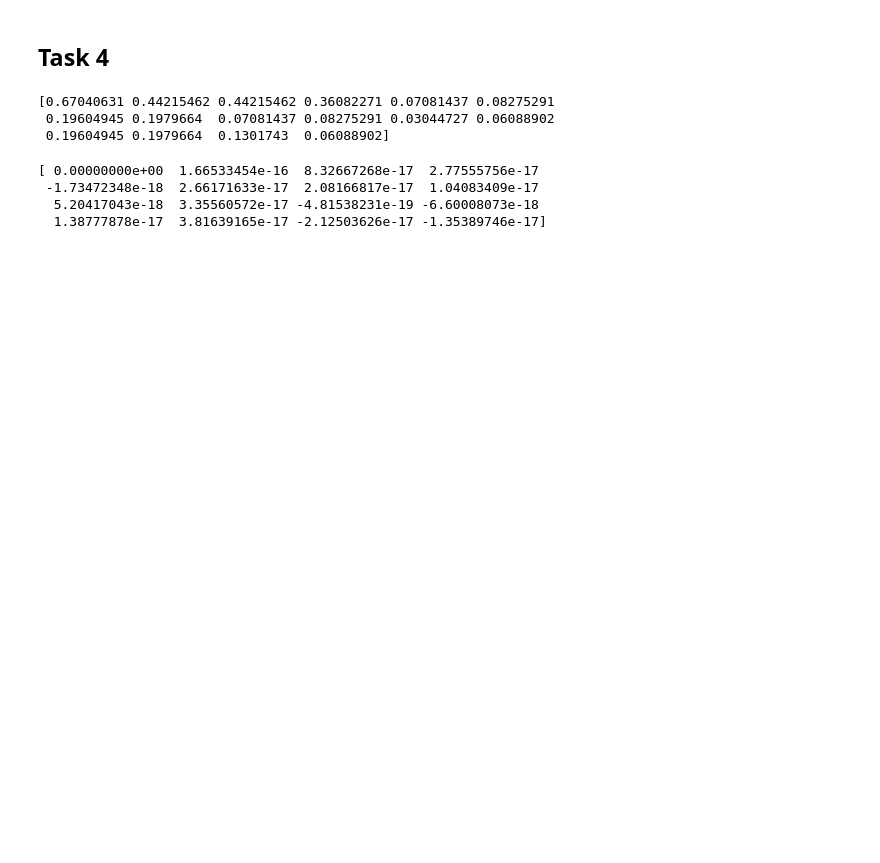
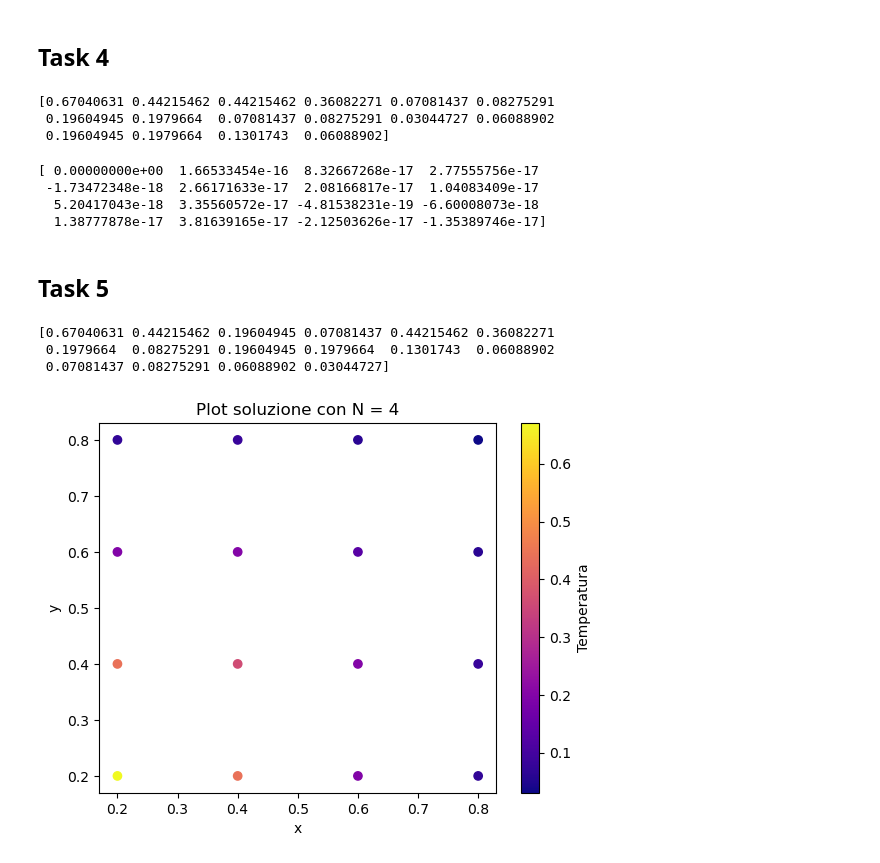
Before and after one commit to Emipano/HeatEquationSolver, a Jupyter notebook: tasks4_5.ipynb, the cells around one changed output. Drawn from its saved outputs; the diff is of its cells as text; code cells hidden in the pictures; blank space fills up the shorter version.

Commit message:
bozza task5

```diff
--- a/tasks4_5.ipynb
+++ b/tasks4_5.ipynb
@@ -41,3 +41,41 @@ print(res)
  -1.73472348e-18  2.66171633e-17  2.08166817e-17  1.04083409e-17
   5.20417043e-18  3.35560572e-17 -4.81538231e-19 -6.60008073e-18
   1.38777878e-17  3.81639165e-17 -2.12503626e-17 -1.35389746e-17]
+# %% [markdown]
+## Task 5
+# %%
+# dati e rimappatura del vettore in uscita da task4 secondo l'ordinamento corretto
+import numpy as np
+
+N = 4 # come task1 per ora fisso
+nested_dissection = True # bool che decide l'ordinamento da usare
+n, i, j, x_coord, y_coord = np.loadtxt("coords.txt", unpack=True)
+T = np.zeros(len(n)) # definisco vuoto e riempio con ordinamento giusto più tardi
+mmap, nmap = np.loadtxt("ordering.txt", unpack=True)
+mmap = mmap.astype(int) # servono come int perché altrimenti non li accetta come indici
+nmap = nmap.astype(int)
+
+if nested_dissection:
+    # caso ordinamento nested dissection
+    for k in range(len(mmap)):
+        T[nmap[k]] = x[mmap[k]]
+else:
+    # caso ordinamento naturale
+    T = x
+
+print(T)
+# %% [output]
+[0.67040631 0.44215462 0.19604945 0.07081437 0.44215462 0.36082271
+ 0.1979664  0.08275291 0.19604945 0.1979664  0.1301743  0.06088902
+ 0.07081437 0.08275291 0.06088902 0.03044727]
+# %%
+import matplotlib.pyplot as plt
+
+plt.scatter(x_coord, y_coord, c=T, cmap="plasma")
+plt.colorbar(label="Temperatura")
+plt.xlabel("x")
+plt.ylabel("y")
+plt.title(f"Plot soluzione con N = {N}")
+plt.show()
+# %% [output]
+[figure, added]
```
Also changed, not shown: parts of 2 cells of this notebook.
